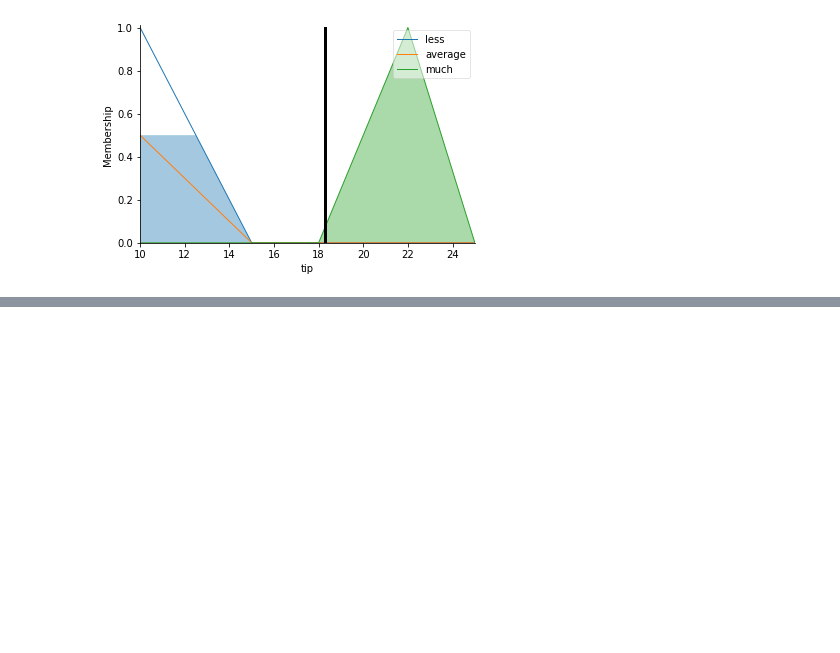
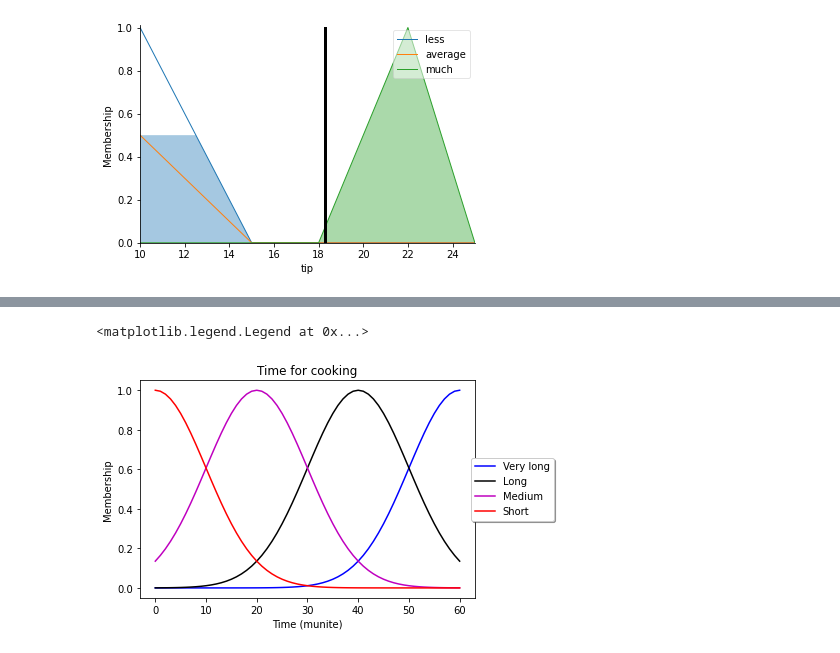
Before and after one commit to AnhTuan1807/Bai-Tap-Tren-Lop, a Jupyter notebook: AI_20_9_22.ipynb, the cells around one changed output, grey strips where cells are left out. Cells and saved outputs as stored; diff of their text form; code cells hidden in the pictures; blank space fills up the shorter version.

```diff
--- a/AI_20_9_22.ipynb
+++ b/AI_20_9_22.ipynb
@@ -98,0 +103,39 @@ tip.view()
+# %%
+#BTVN NOI COM DIEN
+import numpy as np
+import skfuzzy as fuzz
+import matplotlib.pyplot as plt
+import skfuzzy as fuzz
+from skfuzzy import control as ctrl
+
+%matplotlib inline
+
+time = ctrl.Antecedent(np.arange(0,61,1),'time')
+rice = ctrl.Antecedent(np.arange(0.1,1,0.1),'rice')
+power = ctrl.Consequent(np.arange(0,101,1),'power')
+
+very_long=fuzz.gaussmf(time.universe,60,10)
+long=fuzz.gaussmf(time.universe,40,10)
+medium=fuzz.gaussmf(time.universe,20,10)
+short=fuzz.gaussmf(time.universe,0,10)
+
+much=fuzz.gaussmf(rice.universe,1,0.2)
+medium_r=fuzz.gaussmf(rice.universe,0.5,0.2)
+less=fuzz.gaussmf(rice.universe,0,10.2)
+
+h_low=fuzz.gaussmf(power.universe,100,10)
+h_medium=fuzz.gaussmf(power.universe,75,10)
+h_high=fuzz.gaussmf(power.universe,50,10)
+h_very_high=fuzz.gaussmf(power.universe,0,10)
+
+plt.plot(time.universe,very_long,'b',linewidth=1.5, label='Very long')
+plt.plot(time.universe,long,'k',linewidth=1.5, label='Long')
+plt.plot(time.universe,medium,'m',linewidth=1.5, label='Medium')
+plt.plot(time.universe,short,'r',linewidth=1.5, label='Short')
+plt.title('Time for cooking')
+plt.ylabel('Membership')
+plt.xlabel('Time (munite)')
+plt.legend(loc='center right',bbox_to_anchor=(1.25,0.5),ncol=1,fancybox=True, shadow=True)
+# %% [output]
+<matplotlib.legend.Legend at 0x...>
+[figure, added]
```
Also changed, not shown: parts of 2 cells of this notebook.
